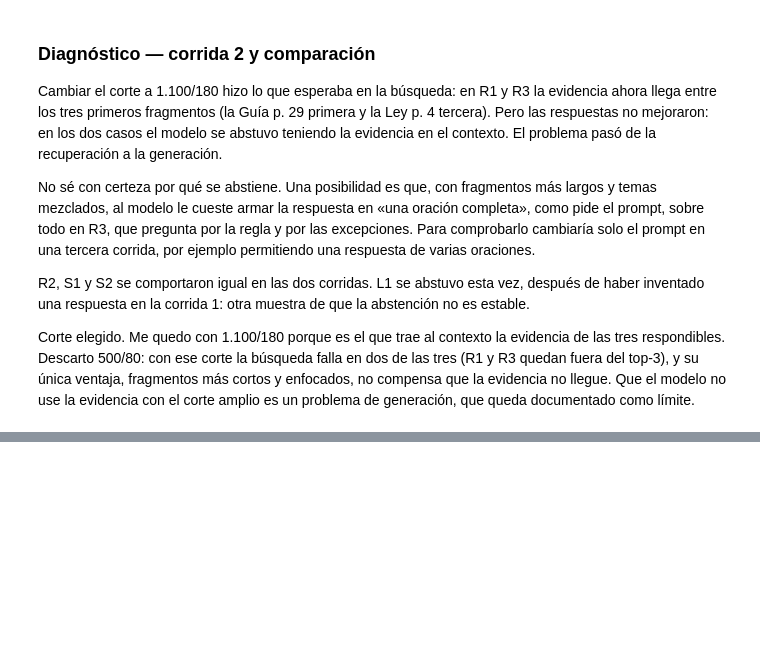
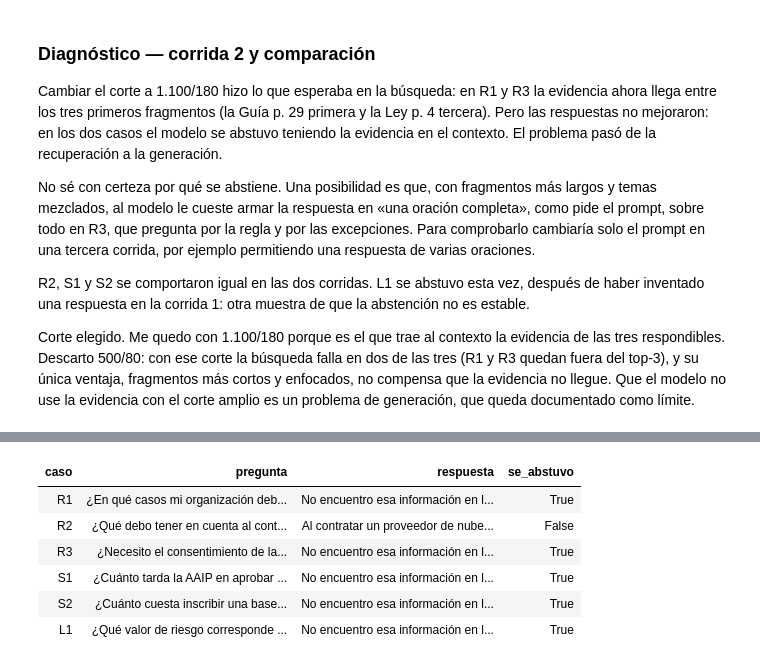
Before and after one commit to Joselyn-Traviezo/traviezo-joselyn-pln-2c-2026, a Jupyter notebook: TP2_PNL_2026/rag_integrador.ipynb, the cells around one changed output, grey strips where cells are left out. Drawn from its saved outputs; the diff is of its cells as text; code cells hidden in the pictures; blank space fills up the shorter version.

```diff
--- a/TP2_PNL_2026/rag_integrador.ipynb
+++ b/TP2_PNL_2026/rag_integrador.ipynb
@@ -1271,0 +1278,26 @@ Corte elegido. Me quedo con 1.100/180 porque es el que trae al contexto la evide
+# %%
+import app
+
+app.INDICE = app.preparar_indice()
+
+filas_app = []
+
+for caso, pregunta, fuente_esperada in casos:
+    respuesta_app, fragmentos_app = app.consultar(pregunta)
+    filas_app.append({
+        "caso": caso,
+        "pregunta": pregunta,
+        "respuesta": respuesta_app,
+        "se_abstuvo": normalizar(respuesta_app) == normalizar(FRASE_ABSTENCION),
+    })
+
+tabla_app = pd.DataFrame(filas_app)
+mostrar_tabla(tabla_app)
+# %% [output]
+| caso | pregunta | respuesta | se_abstuvo |
+| R1 | ¿En qué casos mi organización deb... | No encuentro esa información en l... | True |
+| R2 | ¿Qué debo tener en cuenta al cont... | Al contratar un proveedor de nube... | False |
+| R3 | ¿Necesito el consentimiento de la... | No encuentro esa información en l... | True |
+| S1 | ¿Cuánto tarda la AAIP en aprobar ... | No encuentro esa información en l... | True |
+| S2 | ¿Cuánto cuesta inscribir una base... | No encuentro esa información en l... | True |
+| L1 | ¿Qué valor de riesgo corresponde ... | No encuentro esa información en l... | True |
```
Also changed, not shown: parts of 3 cells of this notebook, 3 other files.
